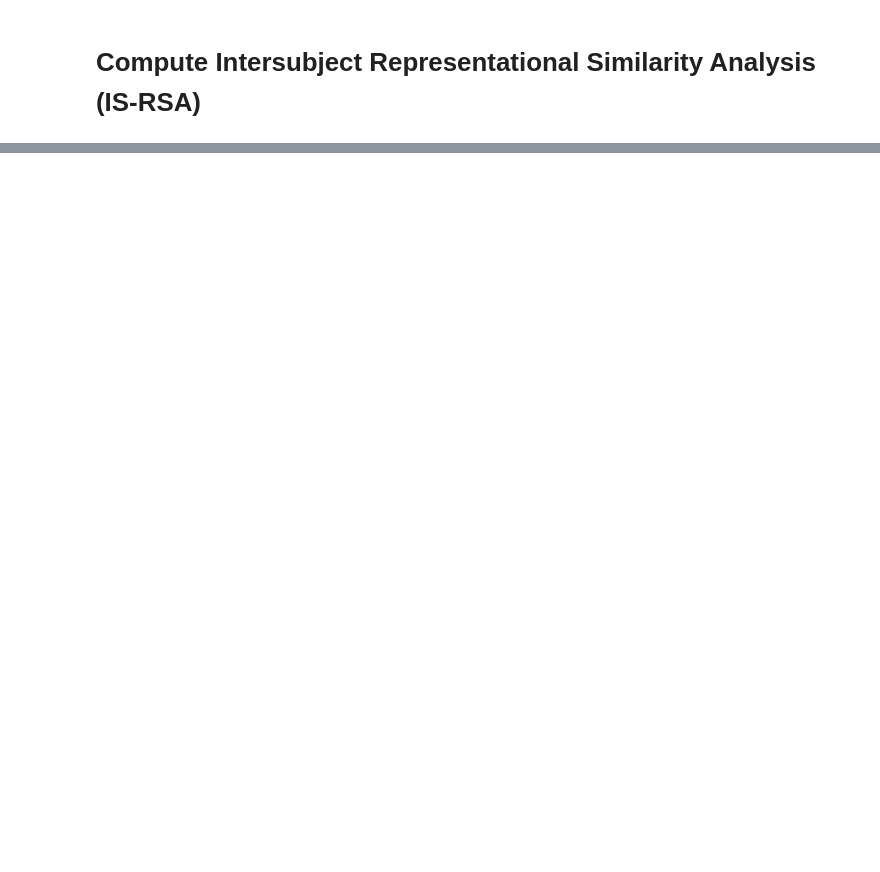
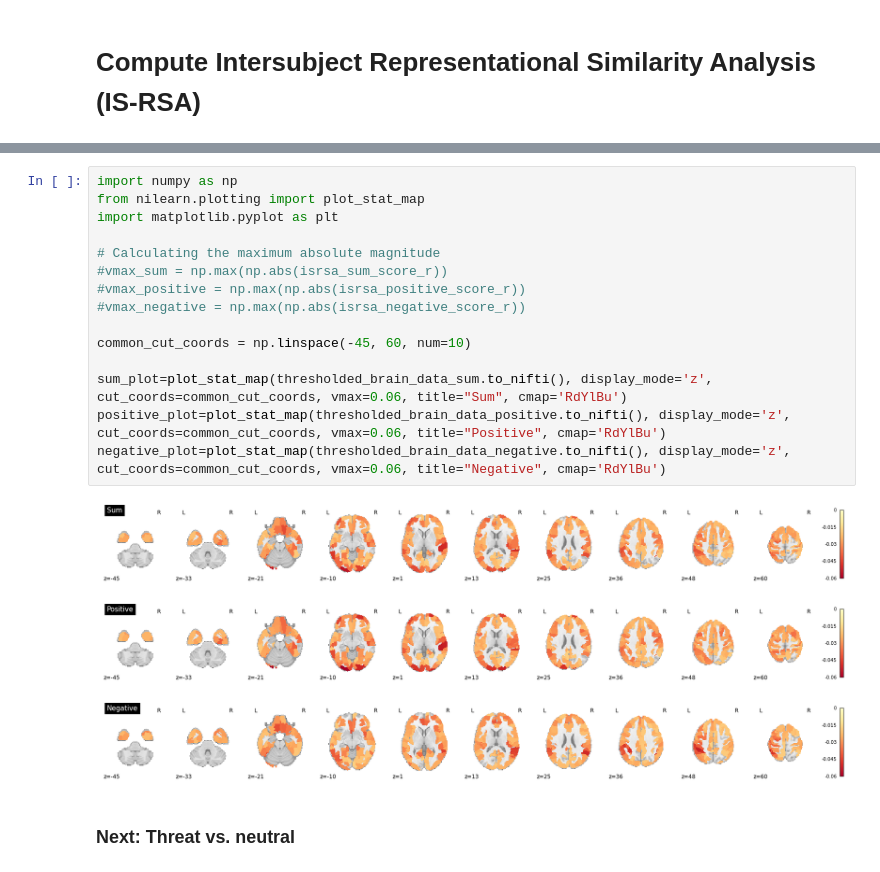
Before and after one commit to christiennedamatac/sps_mfMRI, a Jupyter notebook: inter-subject_representational_similarity.ipynb, the cells around one changed output, grey strips where cells are left out. Saved outputs shown, nothing was run; the diff lists cells and outputs as text; blank space fills up the shorter version.

```diff
--- a/inter-subject_representational_similarity.ipynb
+++ b/inter-subject_representational_similarity.ipynb
@@ -61,0 +472,21 @@ view_img(threshold(isrsa_nn_r_brain, isrsa_nn_p_brain, thr=fdr_thr).to_nifti())
+# %%
+import numpy as np
+from nilearn.plotting import plot_stat_map
+import matplotlib.pyplot as plt
+
+# Calculating the maximum absolute magnitude
+#vmax_sum = np.max(np.abs(isrsa_sum_score_r))
+#vmax_positive = np.max(np.abs(isrsa_positive_score_r))
+#vmax_negative = np.max(np.abs(isrsa_negative_score_r))
+
+common_cut_coords = np.linspace(-45, 60, num=10)
+
+sum_plot=plot_stat_map(thresholded_brain_data_sum.to_nifti(), display_mode='z', cut_coords=common_cut_coords, vmax=0.06, title="Sum", cmap='RdYlBu')
+positive_plot=plot_stat_map(thresholded_brain_data_positive.to_nifti(), display_mode='z', cut_coords=common_cut_coords, vmax=0.06, title="Positive", cmap='RdYlBu')
+negative_plot=plot_stat_map(thresholded_brain_data_negative.to_nifti(), display_mode='z', cut_coords=common_cut_coords, vmax=0.06, title="Negative", cmap='RdYlBu')
+# %% [output]
+[figure, added]
+[figure, added]
+[figure, added]
+# %% [markdown]
+### Next: Threat vs. neutral
```
Also changed, not shown: parts of 30 cells of this notebook.
